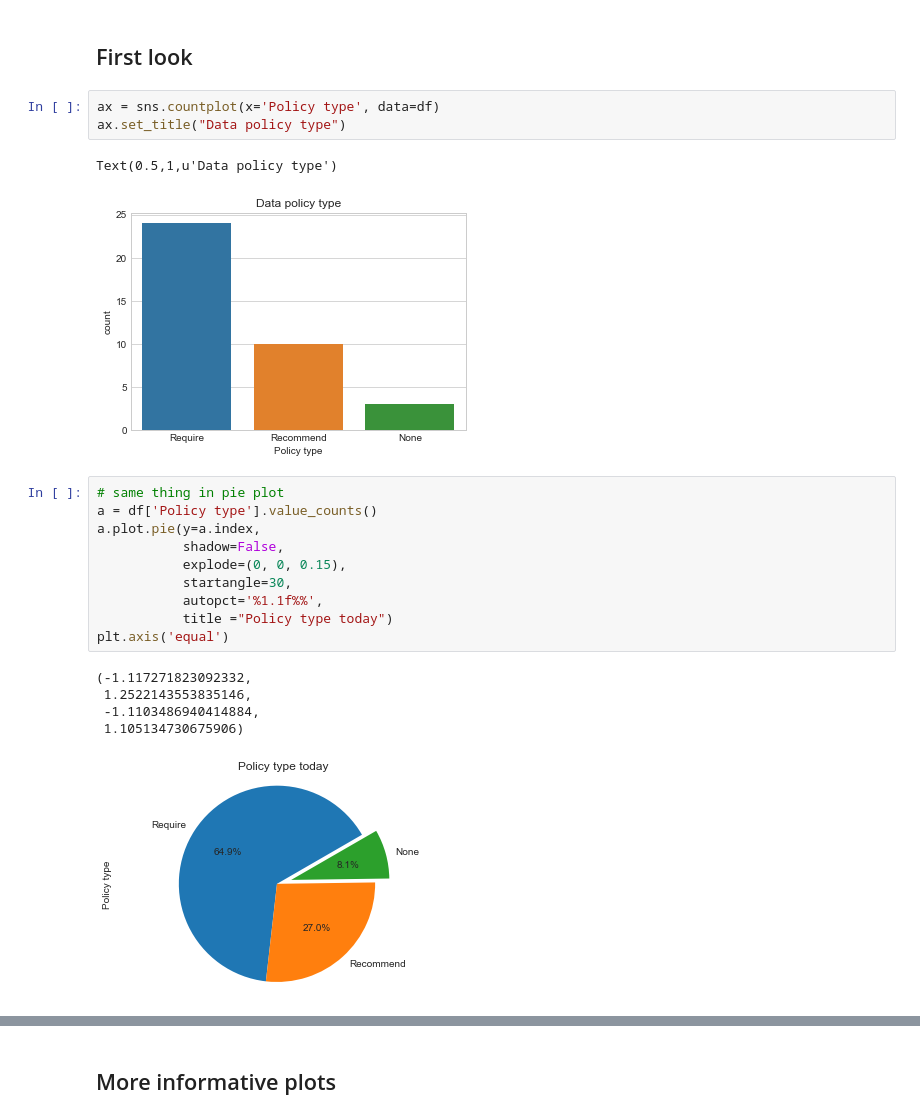
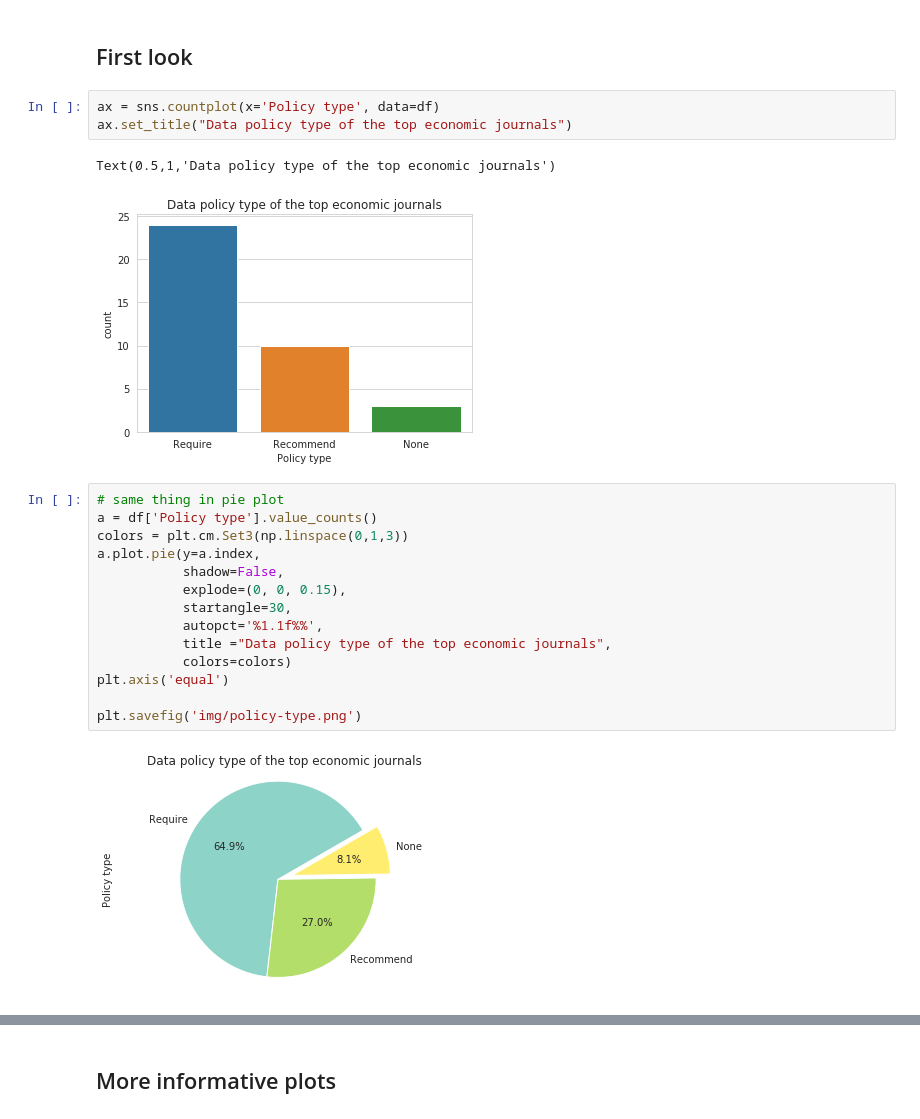
Before and after one commit to atrisovic/econ-data-policy, a Jupyter notebook: econ-data-policy-results.ipynb, the cells around one changed output, grey strips where cells are left out. Cells and saved outputs as stored; diff of their text form.

```diff
--- a/econ-data-policy-results.ipynb
+++ b/econ-data-policy-results.ipynb
@@ -28,24 +29,24 @@ df.head()
 ## First look
 # %%
 ax = sns.countplot(x='Policy type', data=df)
-ax.set_title("Data policy type")
+ax.set_title("Data policy type of the top economic journals")
 # %% [output]
-Text(0.5,1,u'Data policy type')
+Text(0.5,1,'Data policy type of the top economic journals')
-[figure, old version]
+[figure, new version]
 # %%
 # same thing in pie plot
 a = df['Policy type'].value_counts()
+colors = plt.cm.Set3(np.linspace(0,1,3))
 a.plot.pie(y=a.index,
            shadow=False,
            explode=(0, 0, 0.15),
            startangle=30,
            autopct='%1.1f%%',
-           title ="Policy type today")
+           title ="Data policy type of the top economic journals",
+           colors=colors)
 plt.axis('equal')
+
+plt.savefig('img/policy-type.png')
 # %% [output]
-(-1.117271823092332,
- 1.2522143553835146,
- -1.1103486940414884,
- 1.105134730675906)
-[figure, old version]
+[figure, new version]
 # %%
```
Also changed, not shown: parts of 15 cells of this notebook, 7 other files.
